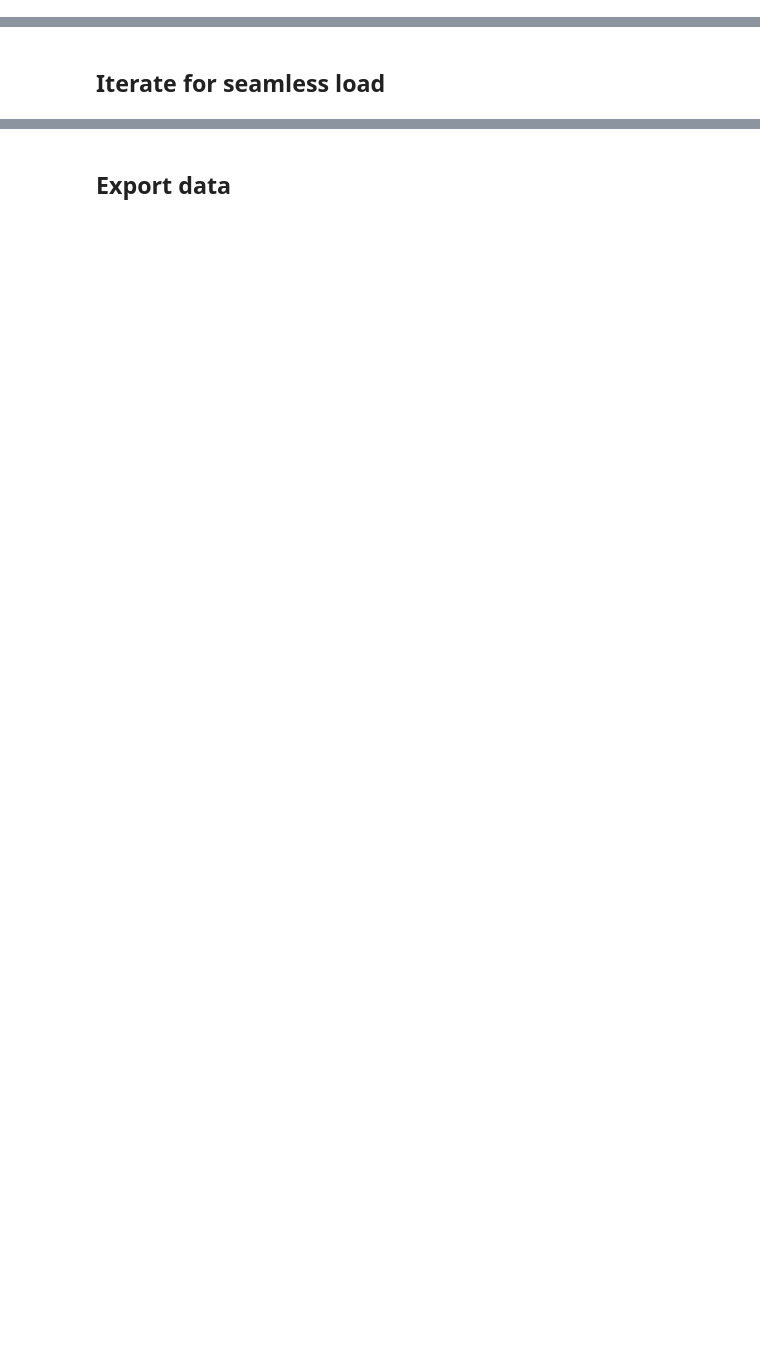
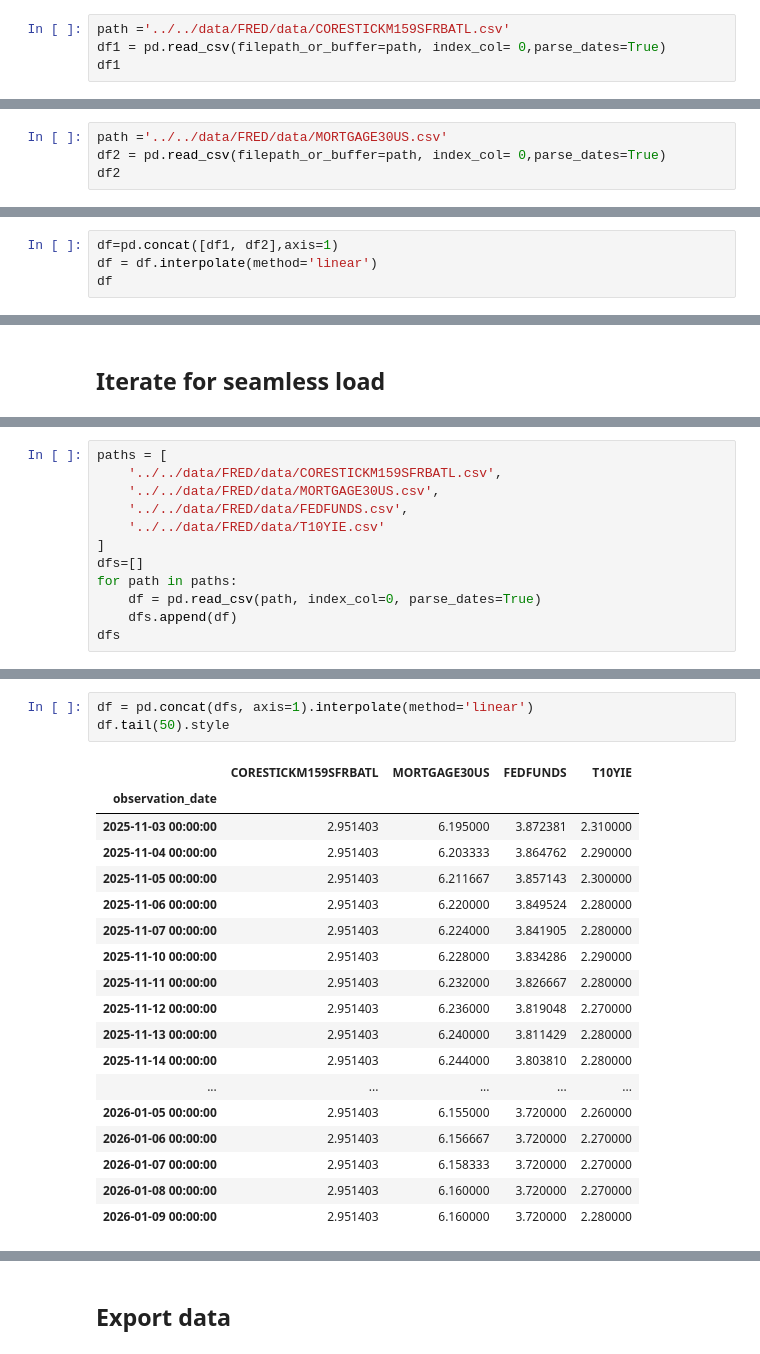
Before and after one commit to NataljaGutorova/practical-python-for-time-series-analysis-5452014, a Jupyter notebook: notebooks/CH01_Join/Start.ipynb, the cells around one changed output, grey strips where cells are left out. Cells and saved outputs as stored; diff of their text form; blank space fills up the shorter version.

```diff
--- a/notebooks/CH01_Join/Start.ipynb
+++ b/notebooks/CH01_Join/Start.ipynb
@@ -73,0 +20,4 @@ FileNotFoundError: [Errno 2] No such file or directory: '../../data/FRED/CORESTI
+# %%
+path ='../../data/FRED/data/CORESTICKM159SFRBATL.csv'
+df1 = pd.read_csv(filepath_or_buffer=path, index_col= 0,parse_dates=True)
+df1
@@ -73,0 +44,4 @@ FileNotFoundError: [Errno 2] No such file or directory: '../../data/FRED/CORESTI
+# %%
+path ='../../data/FRED/data/MORTGAGE30US.csv'
+df2 = pd.read_csv(filepath_or_buffer=path, index_col= 0,parse_dates=True)
+df2
@@ -107,0 +91,4 @@ FileNotFoundError: [Errno 2] No such file or directory: '../../data/FRED/CORESTI
+# %%
+df=pd.concat([df1, df2],axis=1)
+df = df.interpolate(method='linear')
+df
@@ -129,0 +129,12 @@ FileNotFoundError: [Errno 2] No such file or directory: '../../data/FRED/CORESTI
+# %%
+paths = [
+    '../../data/FRED/data/CORESTICKM159SFRBATL.csv',
+    '../../data/FRED/data/MORTGAGE30US.csv',
+    '../../data/FRED/data/FEDFUNDS.csv',
+    '../../data/FRED/data/T10YIE.csv'
+]
+dfs=[]
+for path in paths:
+    df = pd.read_csv(path, index_col=0, parse_dates=True)
+    dfs.append(df)
+dfs
@@ -129,0 +159,22 @@ FileNotFoundError: [Errno 2] No such file or directory: '../../data/FRED/CORESTI
+# %%
+df = pd.concat(dfs, axis=1).interpolate(method='linear')
+df.tail(50).style
+# %% [output]
+|  | CORESTICKM159SFRBATL | MORTGAGE30US | FEDFUNDS | T10YIE |
+| observation_date |  |  |  |  |
+| 2025-11-03 00:00:00 | 2.951403 | 6.195000 | 3.872381 | 2.310000 |
+| 2025-11-04 00:00:00 | 2.951403 | 6.203333 | 3.864762 | 2.290000 |
+| 2025-11-05 00:00:00 | 2.951403 | 6.211667 | 3.857143 | 2.300000 |
+| 2025-11-06 00:00:00 | 2.951403 | 6.220000 | 3.849524 | 2.280000 |
+| 2025-11-07 00:00:00 | 2.951403 | 6.224000 | 3.841905 | 2.280000 |
+| 2025-11-10 00:00:00 | 2.951403 | 6.228000 | 3.834286 | 2.290000 |
+| 2025-11-11 00:00:00 | 2.951403 | 6.232000 | 3.826667 | 2.280000 |
+| 2025-11-12 00:00:00 | 2.951403 | 6.236000 | 3.819048 | 2.270000 |
+| 2025-11-13 00:00:00 | 2.951403 | 6.240000 | 3.811429 | 2.280000 |
+| 2025-11-14 00:00:00 | 2.951403 | 6.244000 | 3.803810 | 2.280000 |
+| ... | ... | ... | ... | ... |
+| 2026-01-05 00:00:00 | 2.951403 | 6.155000 | 3.720000 | 2.260000 |
+| 2026-01-06 00:00:00 | 2.951403 | 6.156667 | 3.720000 | 2.270000 |
+| 2026-01-07 00:00:00 | 2.951403 | 6.158333 | 3.720000 | 2.270000 |
+| 2026-01-08 00:00:00 | 2.951403 | 6.160000 | 3.720000 | 2.270000 |
+| 2026-01-09 00:00:00 | 2.951403 | 6.160000 | 3.720000 | 2.280000 |
```
Also changed, not shown: parts of 36 cells of this notebook, 1 other file.
